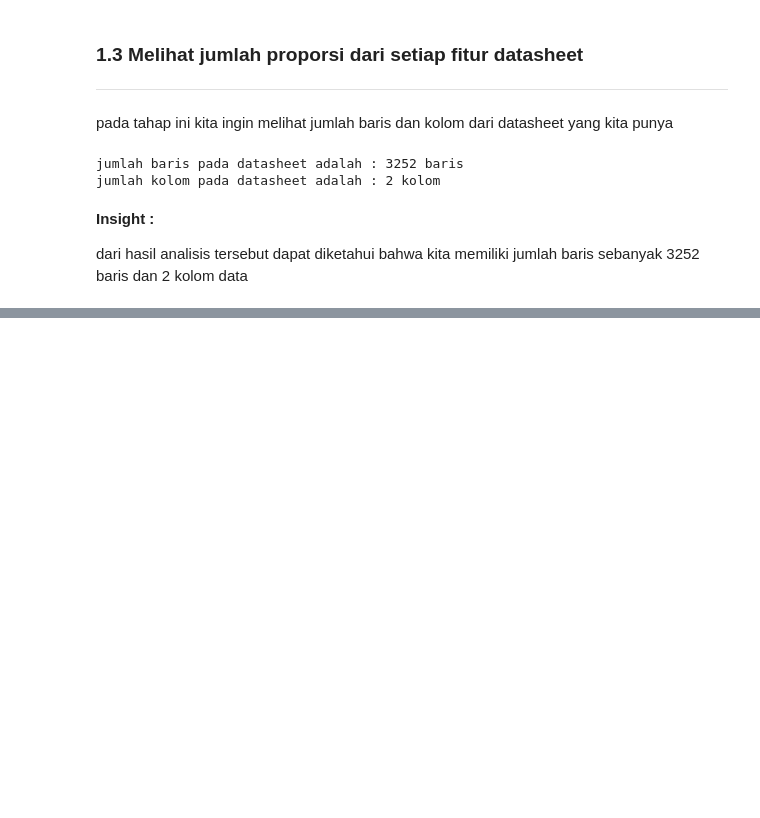
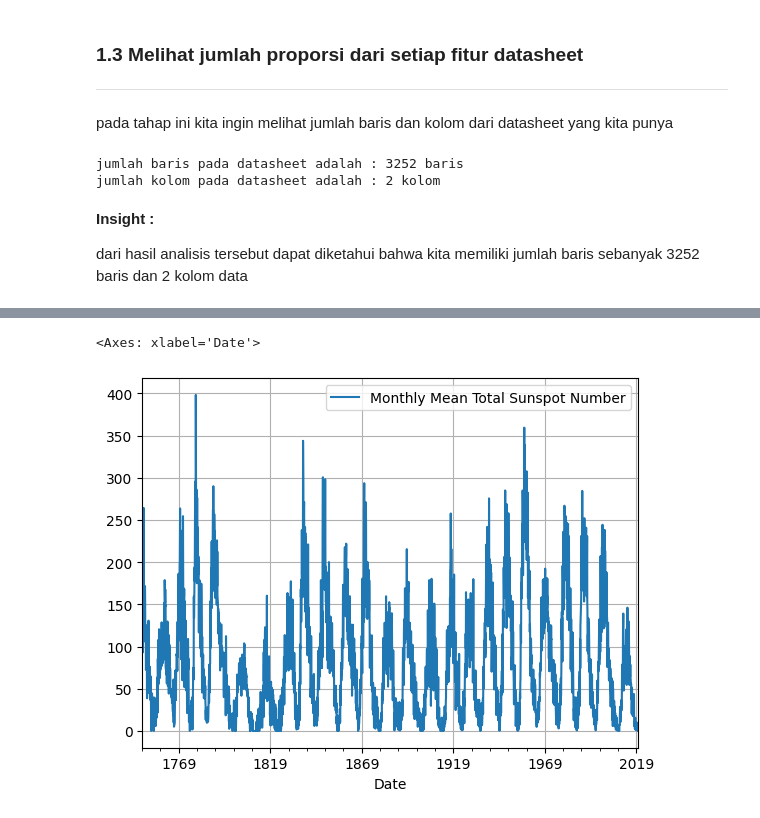
Before and after one commit to BlackBox-Ops/DS-Time-Series-Sunspot, a Jupyter notebook: notebooks/EDA.ipynb, the cells around one changed output, grey strips where cells are left out. Saved outputs shown, nothing was run; the diff lists cells and outputs as text; code cells hidden in the pictures; blank space fills up the shorter version.

```diff
--- a/notebooks/EDA.ipynb
+++ b/notebooks/EDA.ipynb
@@ -134,0 +202,3 @@ jumlah kolom pada datasheet adalah : 2 kolom
+# %%
+df = df.set_index('Date')
+df.head()
@@ -134,0 +223,5 @@ jumlah kolom pada datasheet adalah : 2 kolom
+# %%
+df.plot(grid=True)
+# %% [output]
+<Axes: xlabel='Date'>
+[figure, added]
```
Also changed, not shown: parts of 15 cells of this notebook.
